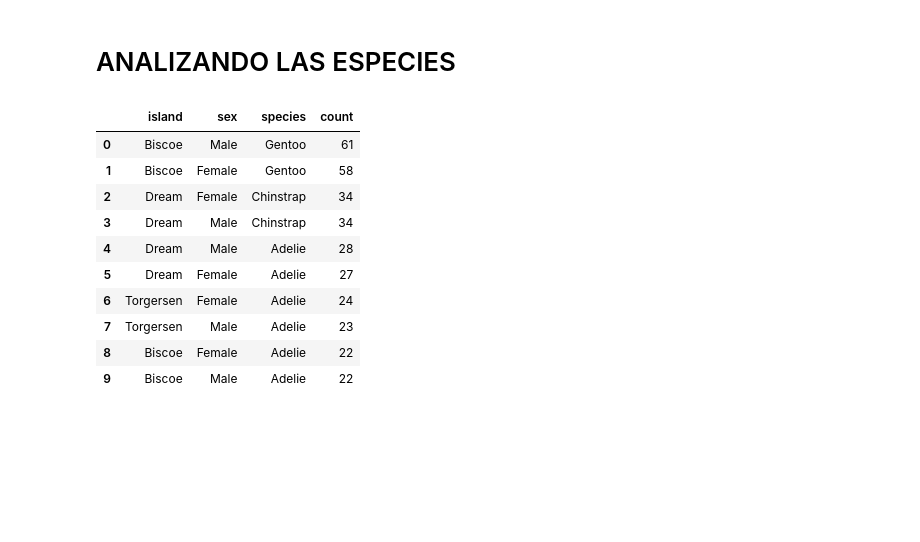
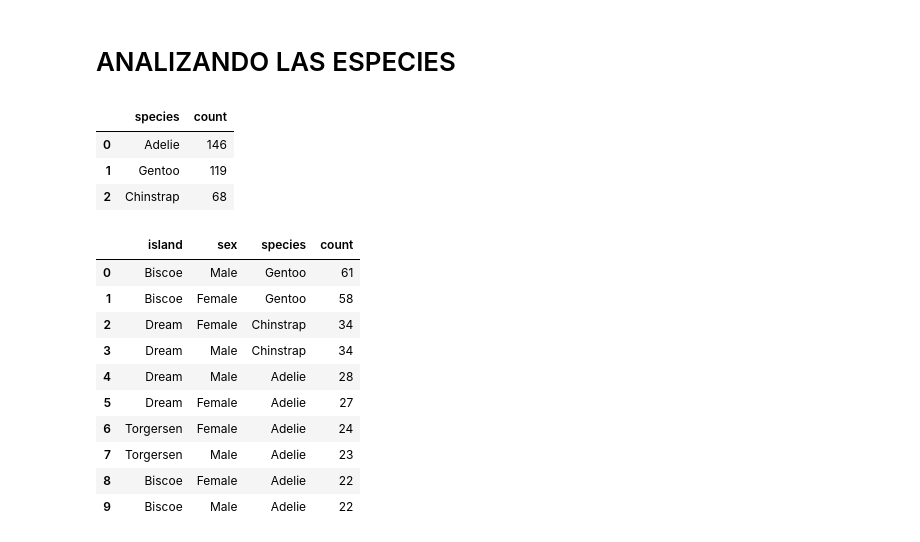
Before and after one commit to RosaTorres44/BDS-G3, a Jupyter notebook: MODULO04/dia02/08_regresion_logistica_variable_categoricas.ipynb, the cells around one changed output. Drawn from its saved outputs; the diff is of its cells as text; code cells hidden in the pictures; blank space fills up the shorter version.

```diff
--- a/MODULO04/dia02/08_regresion_logistica_variable_categoricas.ipynb
+++ b/MODULO04/dia02/08_regresion_logistica_variable_categoricas.ipynb
@@ -24,6 +24,16 @@ penguins_df
 333 rows × 7 columns
 # %% [markdown]
 # ANALIZANDO LAS ESPECIES
+# %%
+(penguins_df
+ .value_counts(['species'])
+ .reset_index(name='count')
+ )
+# %% [output]
+|  | species | count |
+| 0 | Adelie | 146 |
+| 1 | Gentoo | 119 |
+| 2 | Chinstrap | 68 |
 # %%
 (penguins_df
  .value_counts(['island','sex','species'])
```
Also changed, not shown: parts of 1 cell of this notebook, 2 other files.
